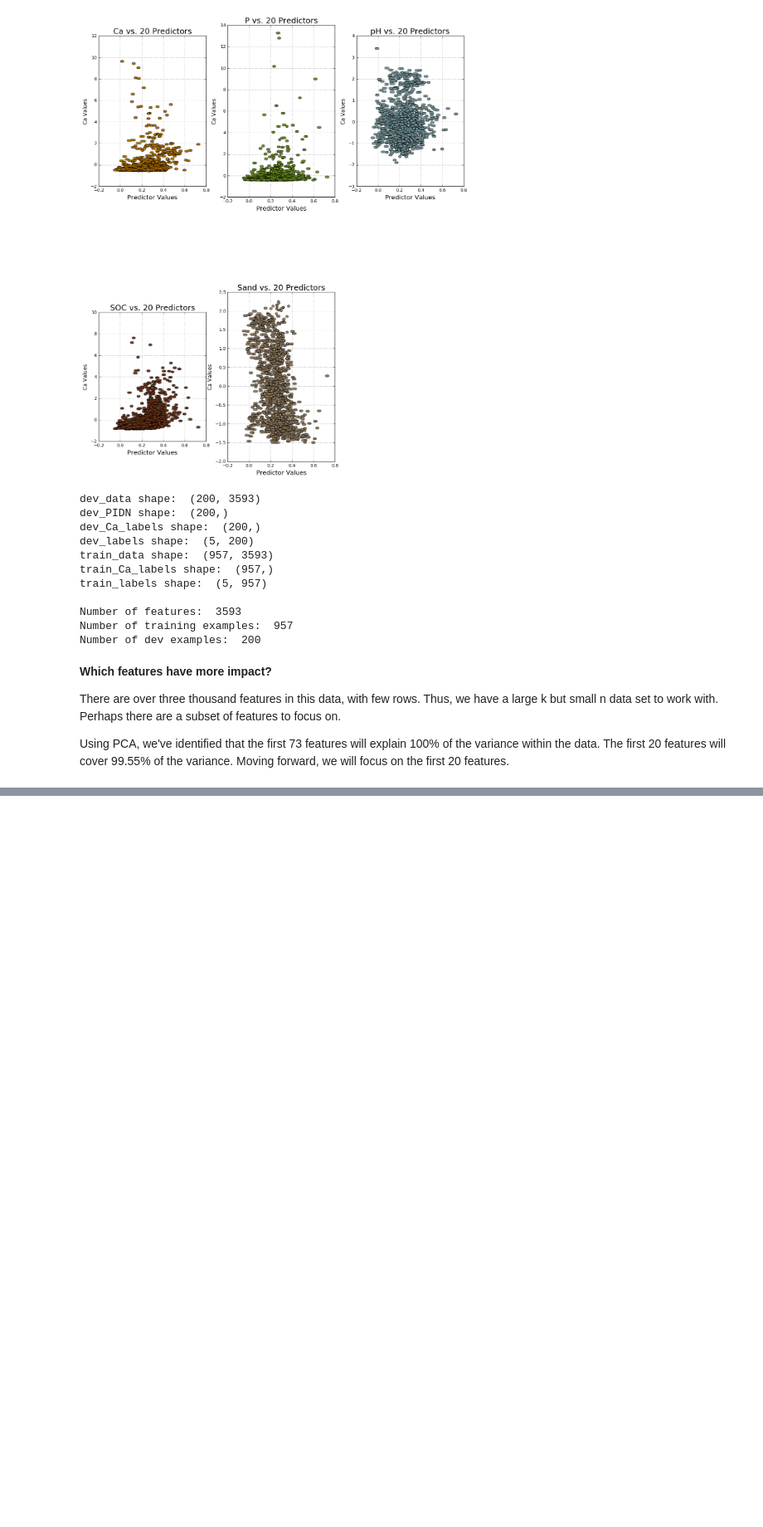
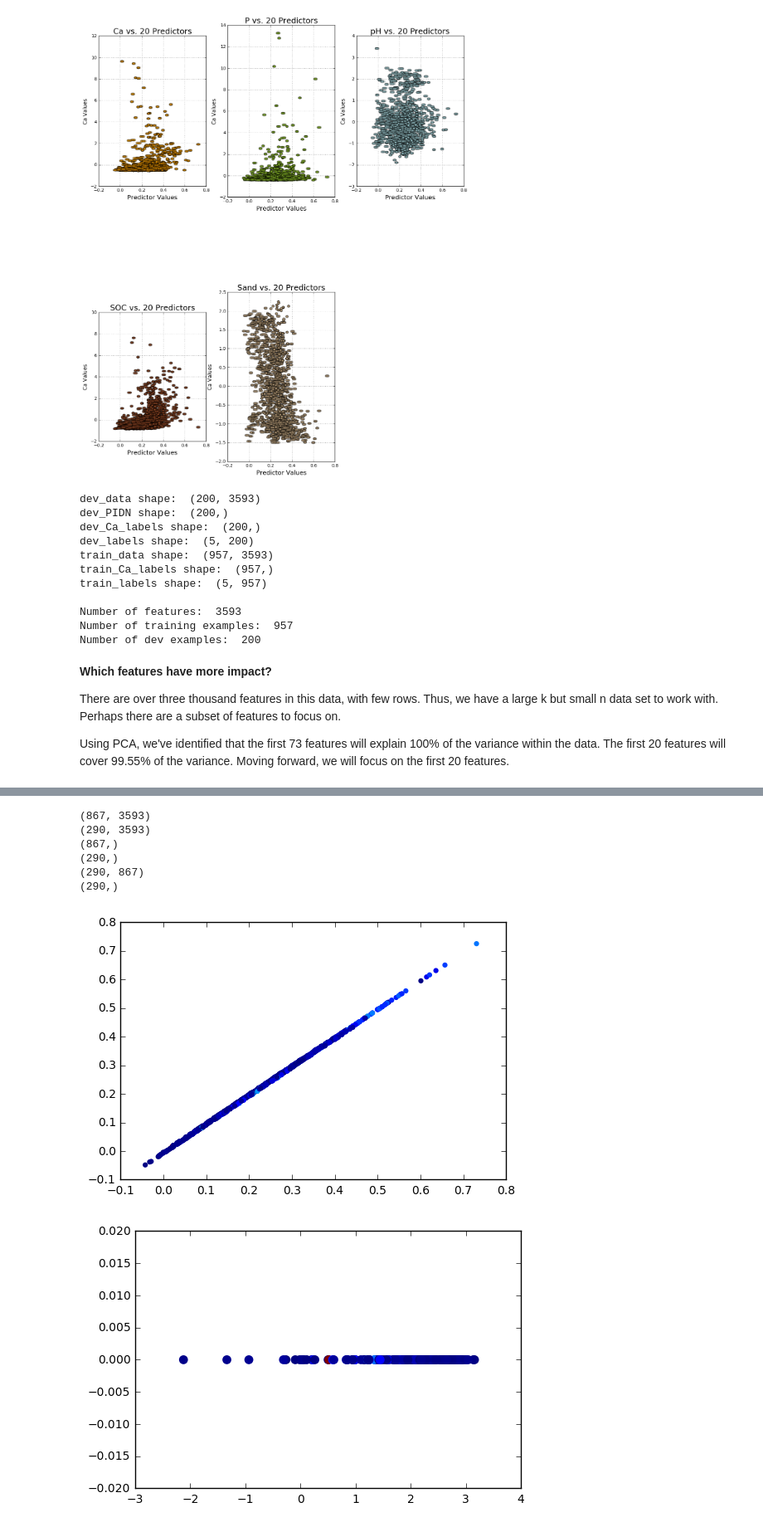
Before and after one commit to carlosscastro/kaggle_africa_soil, a Jupyter notebook: notebook/jennifer_casper_africasoil.ipynb, the cells around one changed output, grey strips where cells are left out. Shown: that part at 83% size. Cells and saved outputs as stored; diff of their text form; code cells hidden in the pictures; blank space fills up the shorter version.

Commit message:
Updated notebook - working linear models with PCA and log transform

```diff
--- a/notebook/jennifer_casper_africasoil.ipynb
+++ b/notebook/jennifer_casper_africasoil.ipynb
@@ -334,0 +352,50 @@ Fraction of the total variance in the training explained by first k components:
+# %%
+# Try a log transform on the PCA dataset
+
+#transformer = FunctionTransformer(np.log1p)
+#X = np.array([[0, 1], [2, 3]])
+#transformer.transform(X)
+
+# set up a pipeline of PCA(20), log transform, OLS Regression
+
+pipeline = make_pipeline(
+    PCA(),
+    FunctionTransformer(np.log1p),
+    )
+
+y = Ca
+X_train, X_test, y_train, y_test = train_test_split(X, y)
+
+print X_train.shape
+print X_test.shape
+print y_train.shape
+print y_test.shape
+
+pipeline.fit(X_train, y_train)
+X_transformed, y_transformed = pipeline.transform(X_test), y_test
+
+print X_transformed.shape
+print y_transformed.shape
+
+lw = 0
+plt.figure()
+plt.scatter(X[:, 0], X[:, 1], c=y, lw=lw)
+
+plt.figure()
+plt.scatter(
+    X_transformed[:, 0],
+    np.zeros(len(X_transformed)),
+    c=y_transformed,
+    lw=lw,
+    s=60
+)
+plt.show()
+# %% [output]
+(867, 3593)
+(290, 3593)
+(867,)
+(290,)
+(290, 867)
+(290,)
+[figure, added]
+[figure, added]
```
Also changed, not shown: parts of 5 cells of this notebook.
